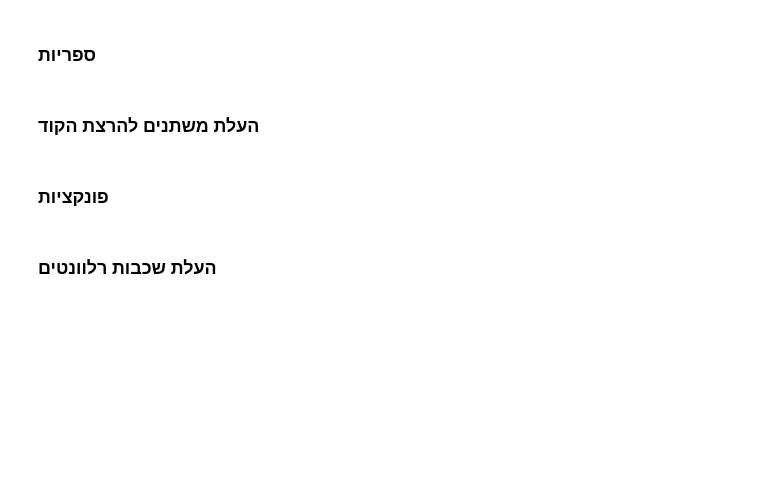
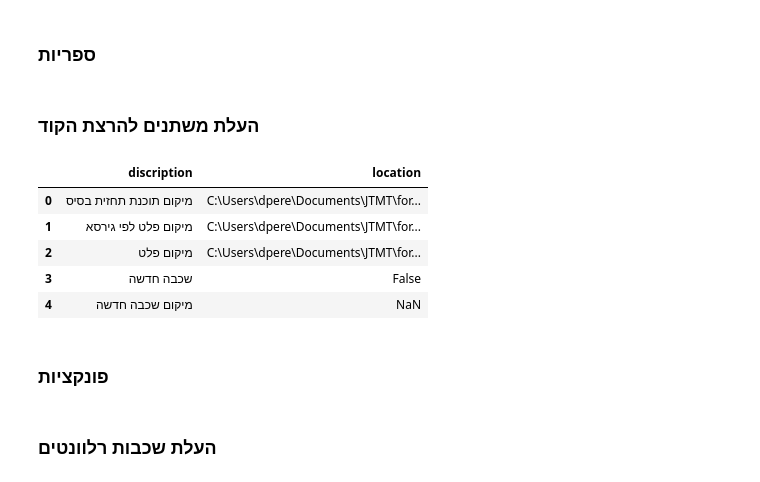
Before and after one commit to JTMPT/forecast, a Jupyter notebook: create_forecast_basic/current/Determining_type_of_age_distribution_230719.ipynb, the cells around one changed output. Drawn from its saved outputs; the diff is of its cells as text; code cells hidden in the pictures; blank space fills up the shorter version.

```diff
--- a/create_forecast_basic/current/Determining_type_of_age_distribution_230719.ipynb
+++ b/create_forecast_basic/current/Determining_type_of_age_distribution_230719.ipynb
@@ -26,6 +26,15 @@ forecast_version_folder_location=df_inputs_outputs['location'][1]
 output_location=df_inputs_outputs['location'][2]
 
 sys.path.append(software_root_folder)
+# %%
+df_inputs_outputs
+# %% [output]
+|  | discription | location |
+| 0 | מיקום תוכנת תחזית בסיס | C:\Users\dpere\Documents\JTMT\for... |
+| 1 | מיקום פלט לפי גירסא | C:\Users\dpere\Documents\JTMT\for... |
+| 2 | מיקום פלט | C:\Users\dpere\Documents\JTMT\for... |
+| 3 | שכבה חדשה | False |
+| 4 | מיקום שכבה חדשה | NaN |
 # %% [markdown]
 ### פונקציות
 # %%
```
Also changed, not shown: parts of 2 cells of this notebook, 11 other files.
